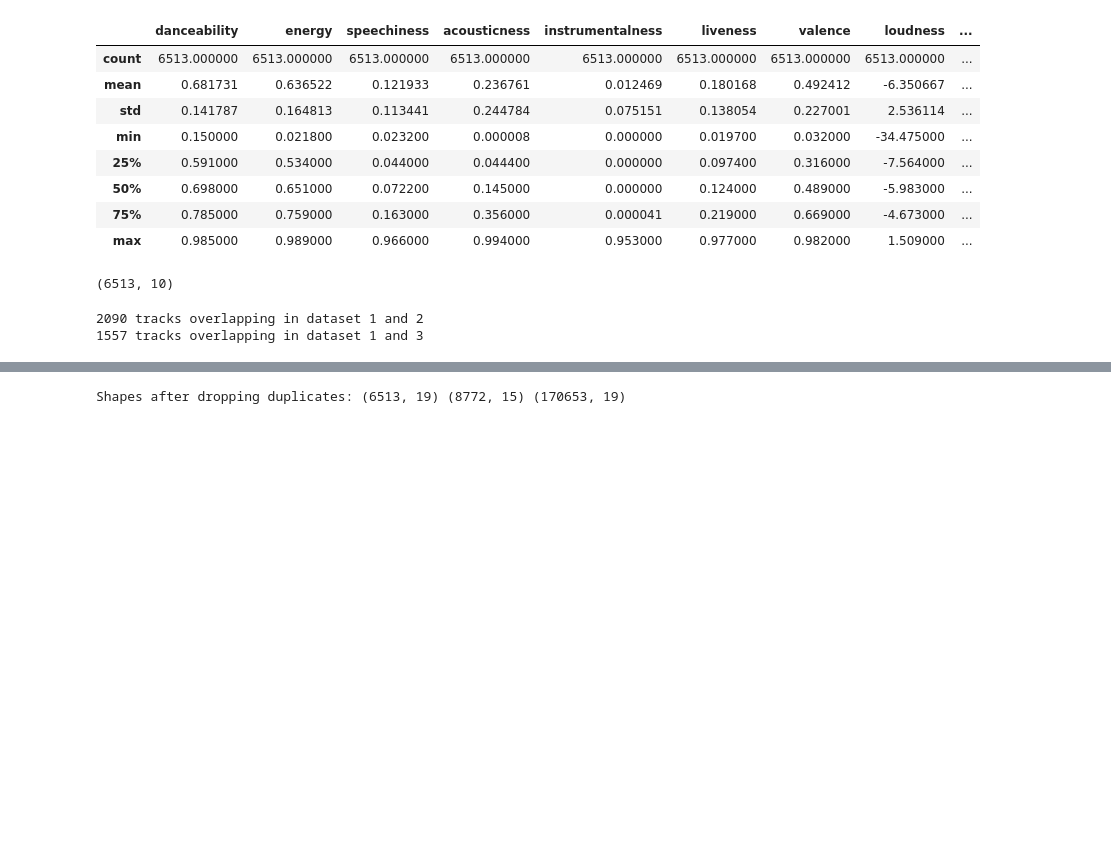
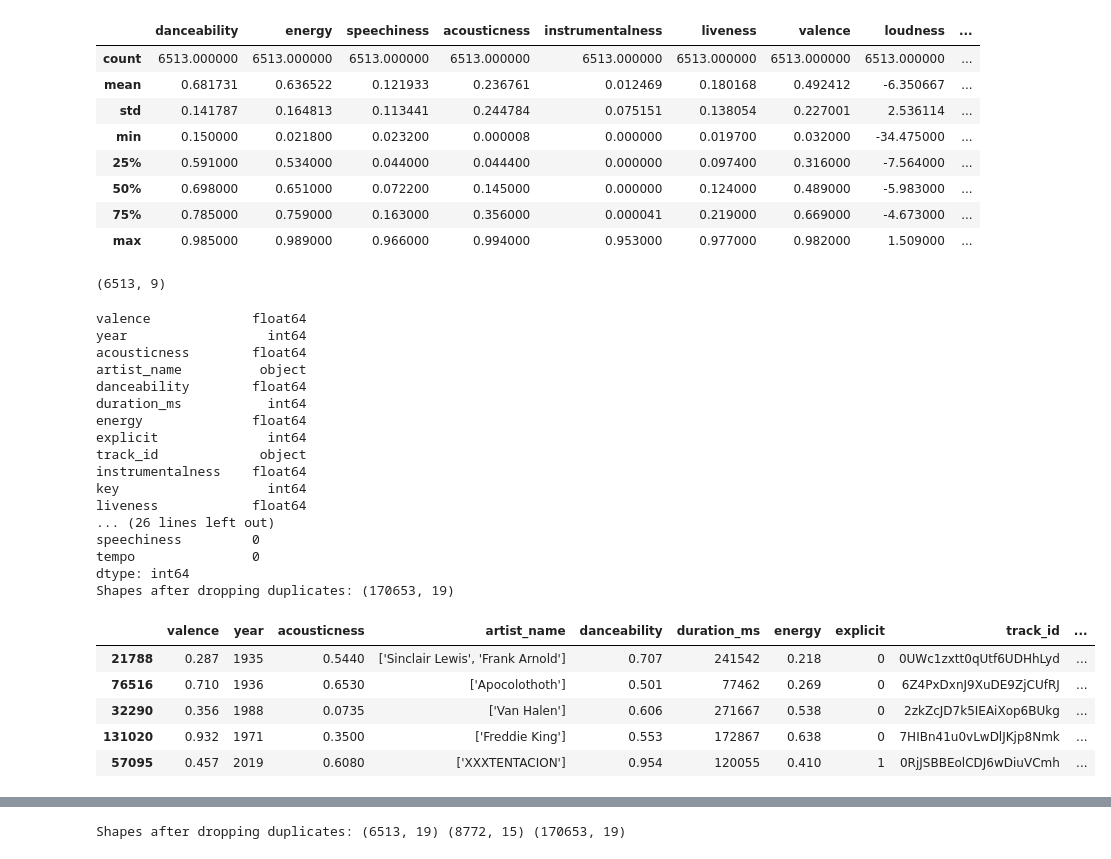
Before and after one commit to renlovette/cpsc368_group-7, a Jupyter notebook: data/spotify_clean.ipynb, the cells around one changed output, grey strips where cells are left out. Drawn from its saved outputs; the diff is of its cells as text; code cells hidden in the pictures; blank space fills up the shorter version.

```diff
--- a/data/spotify_clean.ipynb
+++ b/data/spotify_clean.ipynb
@@ -100,19 +103,49 @@ spotify_1.describe()
 | 75% | 0.785000 | 0.759000 | 0.163000 | 0.356000 | 0.000041 | 0.219000 | 0.669000 | -4.673000 | ... |
 | max | 0.985000 | 0.989000 | 0.966000 | 0.994000 | 0.953000 | 0.977000 | 0.982000 | 1.509000 | ... |
 # %%
-cleaned_spotify_1 = spotify_1[["track_id", "instrumentalness" , "danceability", "liveness", "valence", "loudness", "energy", "acousticness", "tempo", "streams"]]
+# filter for columns related to research question due to database constraints
+cleaned_spotify_1 = spotify_1[["track_id", "instrumentalness" , "danceability", "liveness", "valence", "energy", "acousticness", "tempo", "streams"]]
 print(cleaned_spotify_1.shape)
 # %% [output]
-(6513, 10)
+(6513, 9)
-# %%
-# check for overlaps in data
-shared_between_1_2 = spotify_1[spotify_1["track_id"].isin(spotify_3["track_id"])].shape[0]
-print(shared_between_1_2, "tracks overlapping in dataset 1 and 2")
-
-shared_between_1_3 = spotify_1[spotify_1["track_id"].isin(spotify_2["track_id"])].shape[0]
-print(shared_between_1_3, "tracks overlapping in dataset 1 and 3")
-# %% [output]
-2090 tracks overlapping in dataset 1 and 2
-1557 tracks overlapping in dataset 1 and 3
 # %%
 # CLEANING: Spotify 2 - Spotify Dataset 1921-2020
+# check data types
+print(spotify_2.dtypes)
+
+# check for missing values
+missing_values_2 = spotify_2.isnull().sum()
+print("Missing values:\n", missing_values_2)
+
+# drop missing values
+spotify_2 = spotify_2.dropna()
+
+# check for duplicates
+spotify_2 = spotify_2.drop_duplicates()
+print("Shapes after dropping duplicates:", spotify_2.shape)
+
+spotify_2.sample(5)
+# %% [output]
+valence             float64
+year                  int64
+acousticness        float64
+artist_name          object
+danceability        float64
+duration_ms           int64
+energy              float64
+explicit              int64
+track_id             object
+instrumentalness    float64
+key                   int64
+liveness            float64
+... (26 lines left out)
+speechiness         0
+tempo               0
+dtype: int64
+Shapes after dropping duplicates: (170653, 19)
+|  | valence | year | acousticness | artist_name | danceability | duration_ms | energy | explicit | track_id | ... |
+| 21788 | 0.287 | 1935 | 0.5440 | ['Sinclair Lewis', 'Frank Arnold'] | 0.707 | 241542 | 0.218 | 0 | 0UWc1zxtt0qUtf6UDHhLyd | ... |
+| 76516 | 0.710 | 1936 | 0.6530 | ['Apocolothoth'] | 0.501 | 77462 | 0.269 | 0 | 6Z4PxDxnJ9XuDE9ZjCUfRJ | ... |
+| 32290 | 0.356 | 1988 | 0.0735 | ['Van Halen'] | 0.606 | 271667 | 0.538 | 0 | 2zkZcJD7k5IEAiXop6BUkg | ... |
+| 131020 | 0.932 | 1971 | 0.3500 | ['Freddie King'] | 0.553 | 172867 | 0.638 | 0 | 7HIBn41u0vLwDlJKjp8Nmk | ... |
+| 57095 | 0.457 | 2019 | 0.6080 | ['XXXTENTACION'] | 0.954 | 120055 | 0.410 | 1 | 0RjJSBBEolCDJ6wDiuVCmh | ... |
```
Also changed, not shown: parts of 15 cells of this notebook, 2 other files.
